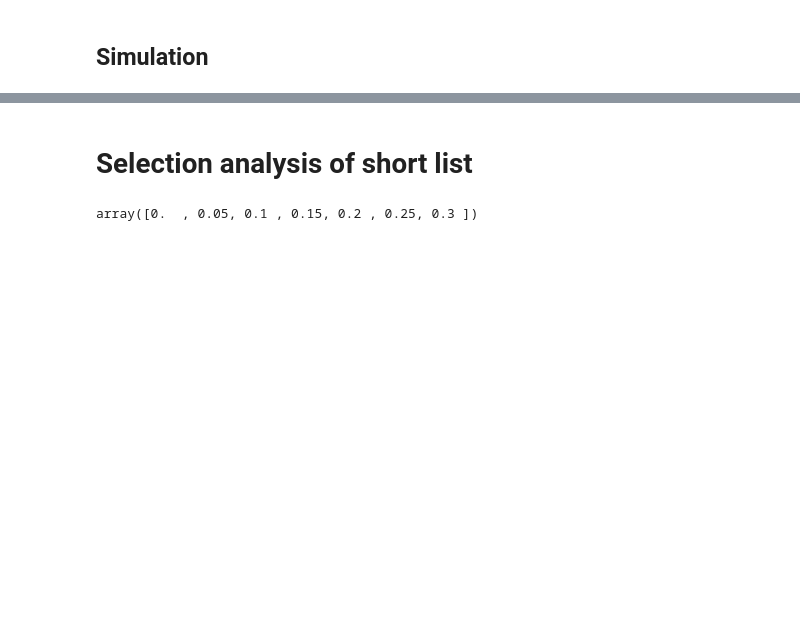
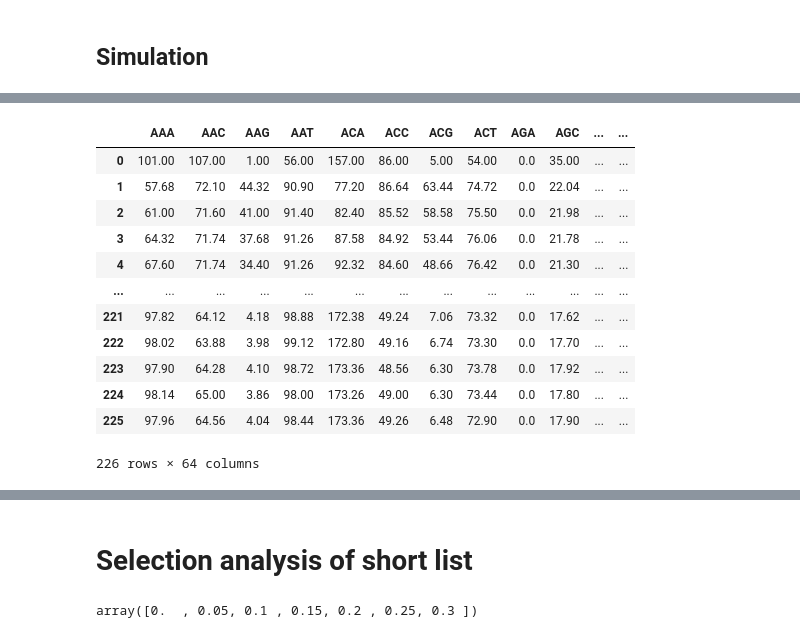
Before and after one commit to mitoclub/pr-29-trna-or-mutagenesis, a Jupyter notebook: local scripts/Simulation.ipynb, the cells around one changed output, grey strips where cells are left out. Saved outputs shown, nothing was run; the diff lists cells and outputs as text; code cells hidden in the pictures; blank space fills up the shorter version.

```diff
--- a/local scripts/Simulation.ipynb
+++ b/local scripts/Simulation.ipynb
@@ -640,0 +455,14 @@ def correlation_calculation(data, result_folder, species, sample=None):
+# %%
+def dna_generator_dict(aa_dict, codon_usage: pd.Series):
+    dna = {}
+    aau = {aa: codon_usage[aa_dict_full[aa]].sum() for aa in aa_dict_full}
+    for aa in aa_dict:
+        if aa != 'Xaa':
+            aa_codon_number = aau[aa]
+            values = constrained_sum_sample_nonneg(len(aa_dict[aa]), aa_codon_number)
+            for idx, codon in enumerate(aa_dict[aa]):
+                dna[codon] = values[idx]
+        else:
+            for codon in aa_dict[aa]:
+                dna[codon] = 0
+    return dict(sorted(dna.items()))
@@ -640,0 +482,4 @@ def correlation_calculation(data, result_folder, species, sample=None):
+# %%
+simulation_cu = [codon_usage.tolist()]
+record_frequency = 100
+iteration_number = 22500
@@ -641,3 +608,12 @@ def correlation_calculation(data, result_folder, species, sample=None):
+# %%
+def mean_cu_records_calculation(result_folder: str) -> pd.DataFrame:
+    total_samples_number = len(next(os.walk(fr'{result_folder}'))[1])    # Количество смодулированных образцов
+    mean_simulation_cu_records = pd.read_csv(fr'{result_folder}\0\Codons.csv', sep='\t').copy()
+    for sample in range(1, total_samples_number):
+        simulation_cu = pd.read_csv(fr'{result_folder}\{sample}\Codons.csv', sep='\t').copy()
+        mean_simulation_cu_records += simulation_cu
+    mean_simulation_cu_records /= total_samples_number
+    return mean_simulation_cu_records
 # %% [markdown]
 ## Simulation
 # %%
@@ -1054,0 +768,8 @@ def simulation_new(species: str, result_folder: str, sim_codon_usage: pd.Series,
+# %%
+# test
+species = 'Mus_musculus'
+codon_usage = CU_12.loc[species]
+codons_sum = codon_usage.sum()
+result_folder = fr'..\\local data\test\{species}'
+mutspec = MS.loc[species]
+simulation(result_folder, codon_usage, mutspec, samples_number=20)
@@ -1054,0 +833,24 @@ def simulation_new(species: str, result_folder: str, sim_codon_usage: pd.Series,
+# %%
+# test str
+species = 'Mus_musculus'
+codon_usage = CU_12.loc[species]
+codons_sum = codon_usage.sum()
+result_folder_str = fr'..\\local data\test(str)\{species}'
+mutspec = MS.loc[species]
+simulation_str(result_folder_str, codon_usage, mutspec, samples_number=50)
+test_str = pd.read_csv(fr'{result_folder_str}/CodonsMean.csv', sep='\t').copy()
+test_str
+# %% [output]
+|  | AAA | AAC | AAG | AAT | ACA | ACC | ACG | ACT | AGA | AGC | ... | ... |
+| 0 | 101.00 | 107.00 | 1.00 | 56.00 | 157.00 | 86.00 | 5.00 | 54.00 | 0.0 | 35.00 | ... | ... |
+| 1 | 57.68 | 72.10 | 44.32 | 90.90 | 77.20 | 86.64 | 63.44 | 74.72 | 0.0 | 22.04 | ... | ... |
+| 2 | 61.00 | 71.60 | 41.00 | 91.40 | 82.40 | 85.52 | 58.58 | 75.50 | 0.0 | 21.98 | ... | ... |
+| 3 | 64.32 | 71.74 | 37.68 | 91.26 | 87.58 | 84.92 | 53.44 | 76.06 | 0.0 | 21.78 | ... | ... |
+| 4 | 67.60 | 71.74 | 34.40 | 91.26 | 92.32 | 84.60 | 48.66 | 76.42 | 0.0 | 21.30 | ... | ... |
+| ... | ... | ... | ... | ... | ... | ... | ... | ... | ... | ... | ... | ... |
+| 221 | 97.82 | 64.12 | 4.18 | 98.88 | 172.38 | 49.24 | 7.06 | 73.32 | 0.0 | 17.62 | ... | ... |
+| 222 | 98.02 | 63.88 | 3.98 | 99.12 | 172.80 | 49.16 | 6.74 | 73.30 | 0.0 | 17.70 | ... | ... |
+| 223 | 97.90 | 64.28 | 4.10 | 98.72 | 173.36 | 48.56 | 6.30 | 73.78 | 0.0 | 17.92 | ... | ... |
+| 224 | 98.14 | 65.00 | 3.86 | 98.00 | 173.26 | 49.00 | 6.30 | 73.44 | 0.0 | 17.80 | ... | ... |
+| 225 | 97.96 | 64.56 | 4.04 | 98.44 | 173.36 | 49.26 | 6.48 | 72.90 | 0.0 | 17.90 | ... | ... |
+226 rows × 64 columns
```
Also changed, not shown: parts of 66 cells of this notebook, 23 other files.
